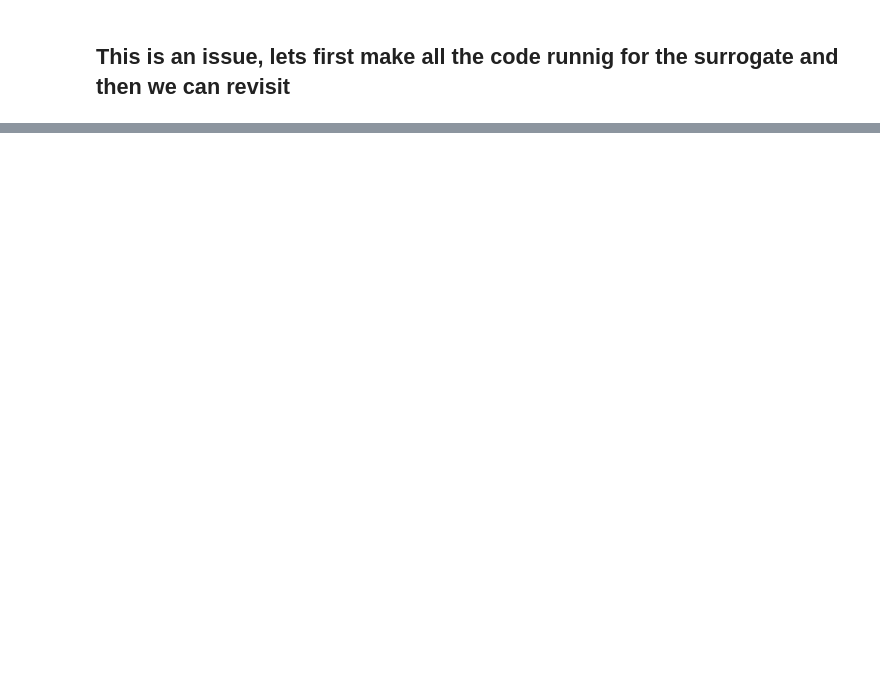
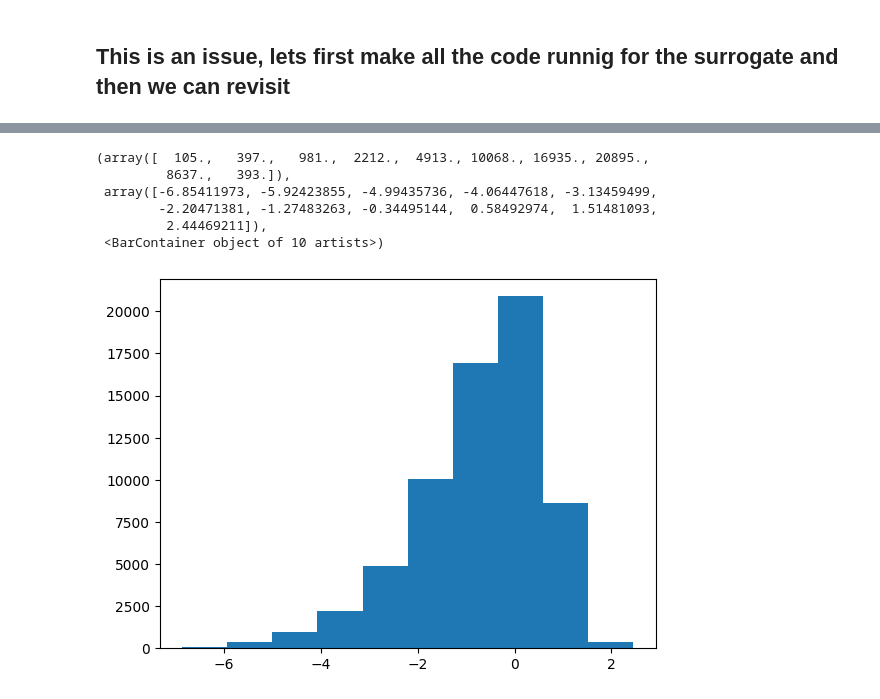
Before and after one commit to ajacobth/DiffMicromehanics, a Jupyter notebook: TC_surrogate/DataAnalysis.ipynb, the cells around one changed output, grey strips where cells are left out. Cells and saved outputs as stored; diff of their text form; code cells hidden in the pictures; blank space fills up the shorter version.

```diff
--- a/TC_surrogate/DataAnalysis.ipynb
+++ b/TC_surrogate/DataAnalysis.ipynb
@@ -100,0 +111,10 @@ Fraction of valid orientation tensors: 0.1853790283203125
+# %%
+plt.hist(np.log(df['k11'].values))
+# %% [output]
+(array([  105.,   397.,   981.,  2212.,  4913., 10068., 16935., 20895.,
+         8637.,   393.]),
+ array([-6.85411973, -5.92423855, -4.99435736, -4.06447618, -3.13459499,
+        -2.20471381, -1.27483263, -0.34495144,  0.58492974,  1.51481093,
+         2.44469211]),
+ <BarContainer object of 10 artists>)
+[figure, added]
```
Also changed, not shown: parts of 5 cells of this notebook, 51 other files.
